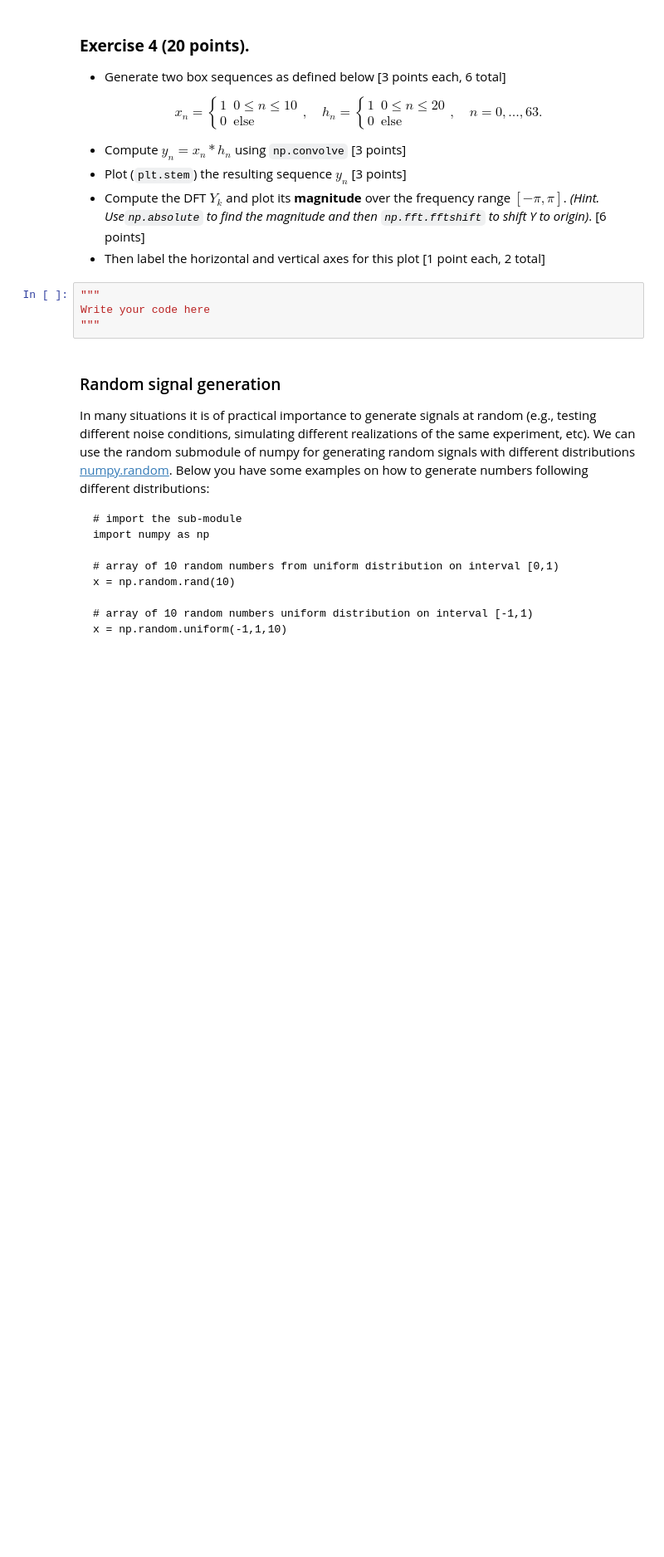
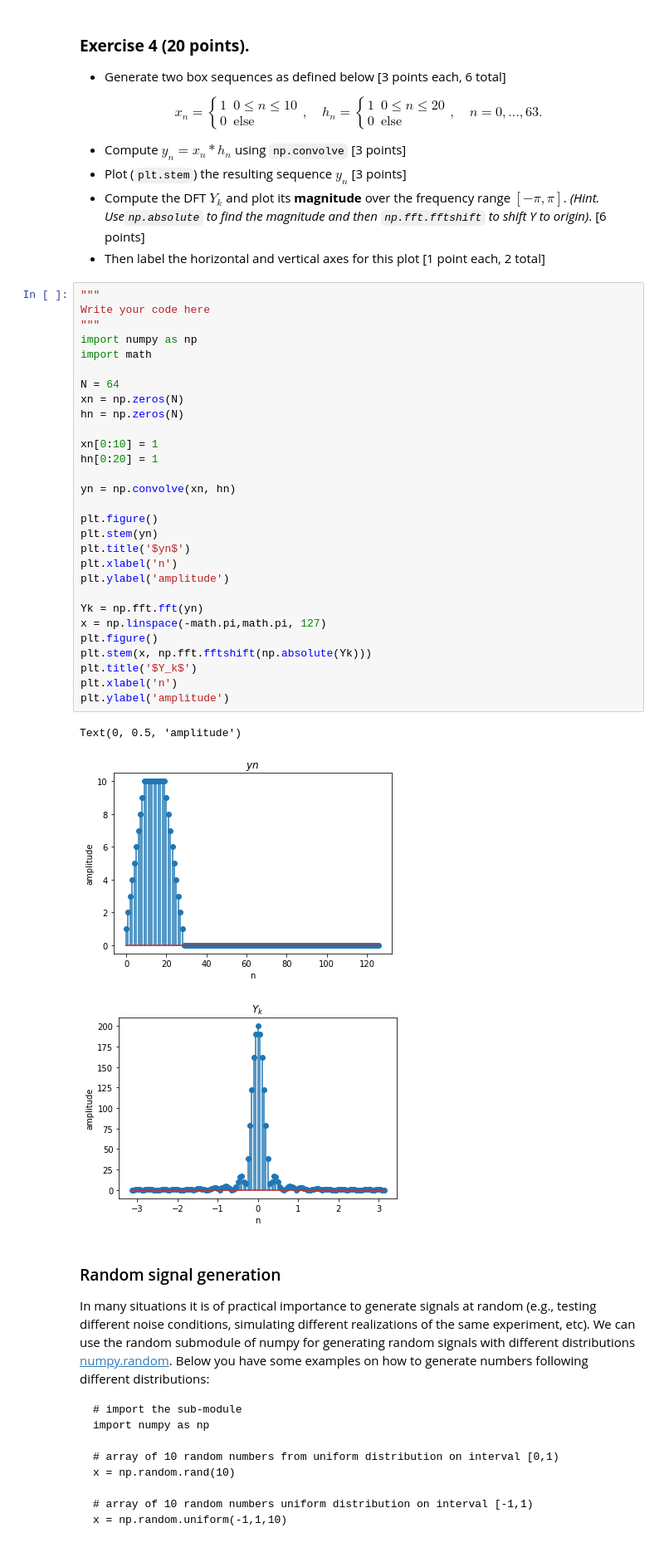
Before and after one commit to atang24/bmds, a Jupyter notebook: prelab1.ipynb, the cells around one changed output. Shown: that part at 83% size. Cells and saved outputs as stored; diff of their text form; blank space fills up the shorter version.

```diff
--- a/prelab1.ipynb
+++ b/prelab1.ipynb
@@ -320,10 +331,39 @@ $$x_n = \begin{cases}1 &0\leq n\leq 10\\0 &\textrm{else}\end{cases},\quad h_n =
 * Plot (`plt.stem`) the resulting sequence $y_n$ [3 points]
 * Compute the DFT $Y_k$ and plot its **magnitude** over the frequency range $[-\pi,\pi]$. _(Hint. Use`np.absolute` to find the magnitude and then `np.fft.fftshift` to shift Y to origin)_. [6 points]
 * Then label the horizontal and vertical axes for this plot [1 point each, 2 total]
-# %%
-"""
-Write your code here
-"""
+# %%
+"""
+Write your code here
+"""
+import numpy as np
+import math
+
+N = 64
+xn = np.zeros(N)
+hn = np.zeros(N)
+
+xn[0:10] = 1
+hn[0:20] = 1
+
+yn = np.convolve(xn, hn)
+
+plt.figure()
+plt.stem(yn)
+plt.title('$yn$')
+plt.xlabel('n')
+plt.ylabel('amplitude')
+
+Yk = np.fft.fft(yn)
+x = np.linspace(-math.pi,math.pi, 127)
+plt.figure()
+plt.stem(x, np.fft.fftshift(np.absolute(Yk)))
+plt.title('$Y_k$')
+plt.xlabel('n')
+plt.ylabel('amplitude')
+# %% [output]
+Text(0, 0.5, 'amplitude')
+[figure, added]
+[figure, added]
 # %% [markdown]
 ### Random signal generation
 In many situations it is of practical importance to generate signals at random (e.g., testing different noise conditions, simulating different realizations of the same experiment, etc). We can use the random submodule of numpy for generating random signals with different distributions [numpy.random](https://docs.scipy.org/doc/numpy-1.16.1/reference/routines.random.html). Below you have some examples on how to generate numbers following different distributions:
```
Also changed, not shown: parts of 4 cells of this notebook.
